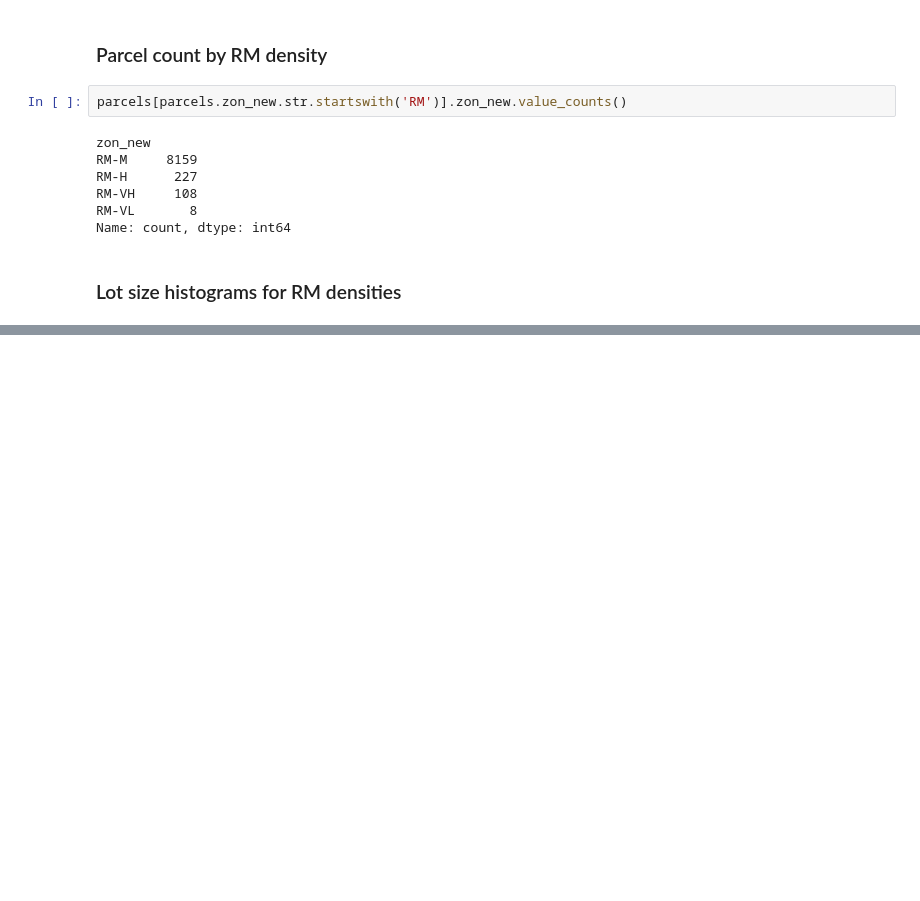
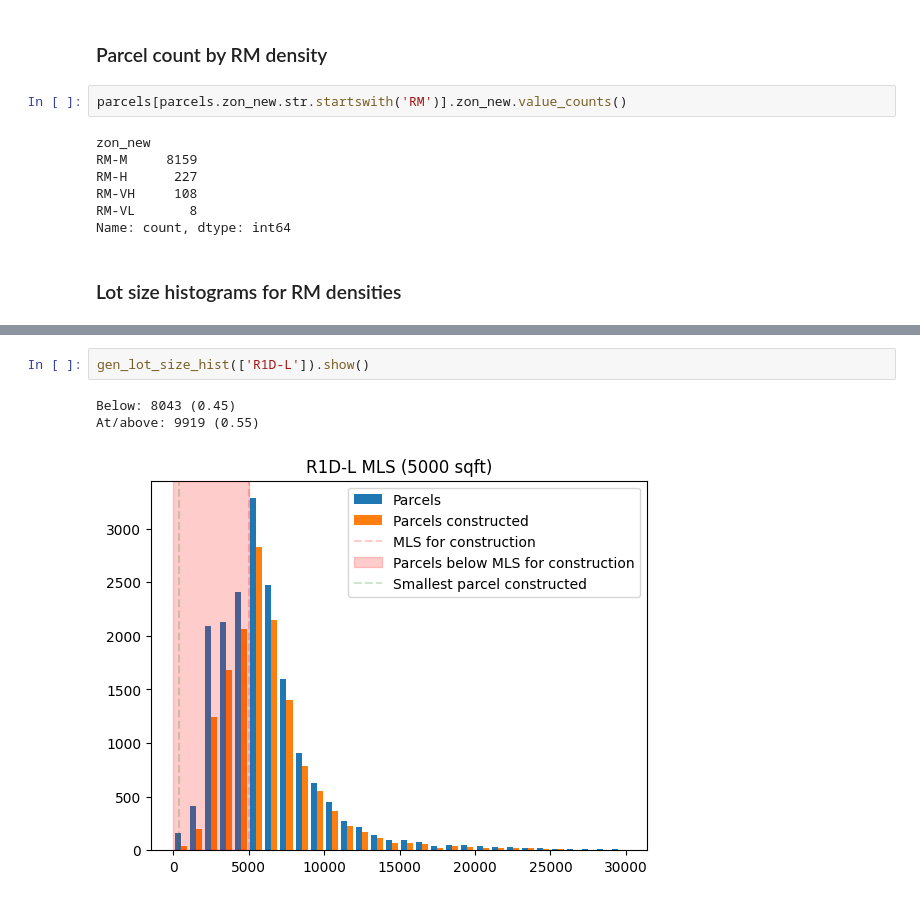
Before and after one commit to maclover7/pghland, a Jupyter notebook: zoning/minlot.ipynb, the cells around one changed output, grey strips where cells are left out. Cells and saved outputs as stored; diff of their text form; blank space fills up the shorter version.

```diff
--- a/zoning/minlot.ipynb
+++ b/zoning/minlot.ipynb
@@ -80,0 +124,6 @@ gen_lot_size_hist('RM-VH').show()
+# %%
+gen_lot_size_hist(['R1D-L']).show()
+# %% [output]
+Below: 8043 (0.45)
+At/above: 9919 (0.55)
+[figure, added]
```
Also changed, not shown: parts of 12 cells of this notebook.
